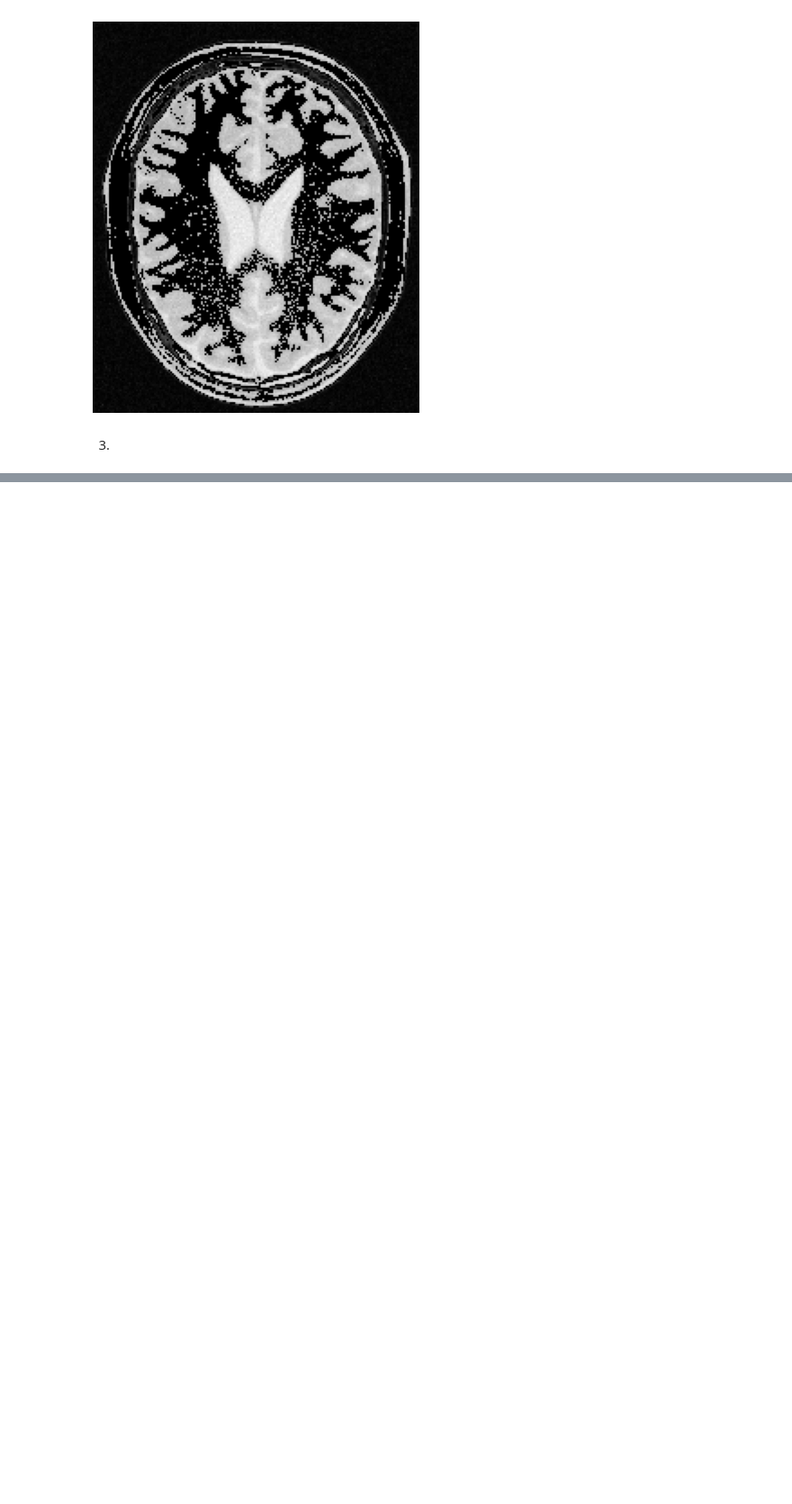
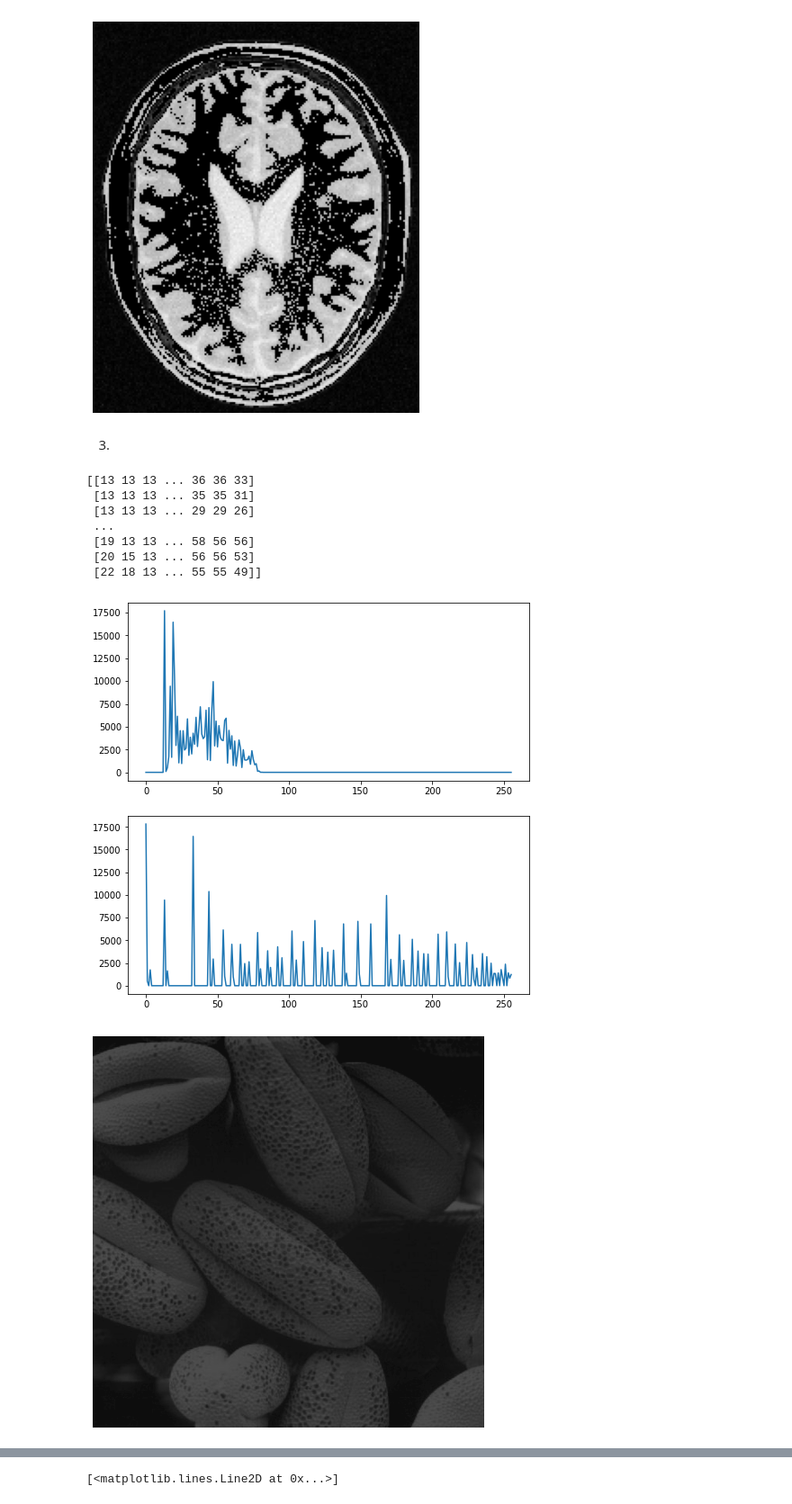
Before and after one commit to Maleeshas/Assignment_Image_Processing_EN2550, a Jupyter notebook: Assignment_01_190595J.ipynb, the cells around one changed output, grey strips where cells are left out. Shown at 90% size. Drawn from its saved outputs; the diff is of its cells as text; code cells hidden in the pictures; blank space fills up the shorter version.

Commit message:
Question 4 histogram part done

```diff
--- a/Assignment_01_190595J.ipynb
+++ b/Assignment_01_190595J.ipynb
@@ -170,0 +166,66 @@ assert img is not None
+# %%
+import cv2 as cv
+import numpy as np
+import matplotlib.pyplot as plt
+
+
+img =cv.imread(r'./images/shells.png',cv.IMREAD_GRAYSCALE)
+assert img is not None
+print((img))
+
+Eqimg = cv.equalizeHist(img)
+
+hist_g = cv.calcHist([Eqimg],[0],None,[256],[0,256])
+hist_f = cv.calcHist([img],[0],None,[256],[0,256])
+
+fig, ax = plt.subplots(2,1,figsize = (8,8))
+ax[0].plot(hist_f)
+ax[1].plot(hist_g)
+
+cv.namedWindow('Image',cv.WINDOW_AUTOSIZE)
+cv.imshow('Image',img)
+cv.waitKey(0)
+cv.imshow('Image',Eqimg)
+cv.waitKey(0)
+cv.destroyAllWindows()
+
+fig, ax = plt.subplots(1, 1, figsize=(8, 8))
+implot = plt.imshow(cv.cvtColor(img, cv.COLOR_BGR2RGB))
+plt.axis('off')
+fig, ax = plt.subplots(1, 1, figsize=(8, 8))
+implot = plt.imshow(cv.cvtColor(Eqimg, cv.COLOR_BGR2RGB))
+plt.axis('off')
+plt.show()
+
+def hist_img(img):
+    zlist = [0]*256
+    for i in range(0,len(img)):
+        for j in range (0,len(img[i])):
+            zlist[img[i][j]]+=1
+    return zlist
+
+
+"""
+hist = hist_img(img-1)
+
+def equal_hist_img(limg,m,n,L):
+    for k in range (0,(len(limg)):
+        limg[k+1] = limg[k+1]+limg[k]
+        limg[k] = ((L-1)*limg[k])/(m*n)
+
+    return limg """
+
+
+# eq_hist = equal_hist_img(img,500,500,255)
+plt.plot(hist)
+# plt.plot(eq_hist)
+# %% [output]
+[[13 13 13 ... 36 36 33]
+ [13 13 13 ... 35 35 31]
+ [13 13 13 ... 29 29 26]
+ ...
+ [19 13 13 ... 58 56 56]
+ [20 15 13 ... 56 56 53]
+ [22 18 13 ... 55 55 49]]
+[figure, added]
+[figure, added]
@@ -170,0 +233 @@ assert img is not None
+[<matplotlib.lines.Line2D at 0x...>]
```
Also changed, not shown: parts of 3 cells of this notebook.
